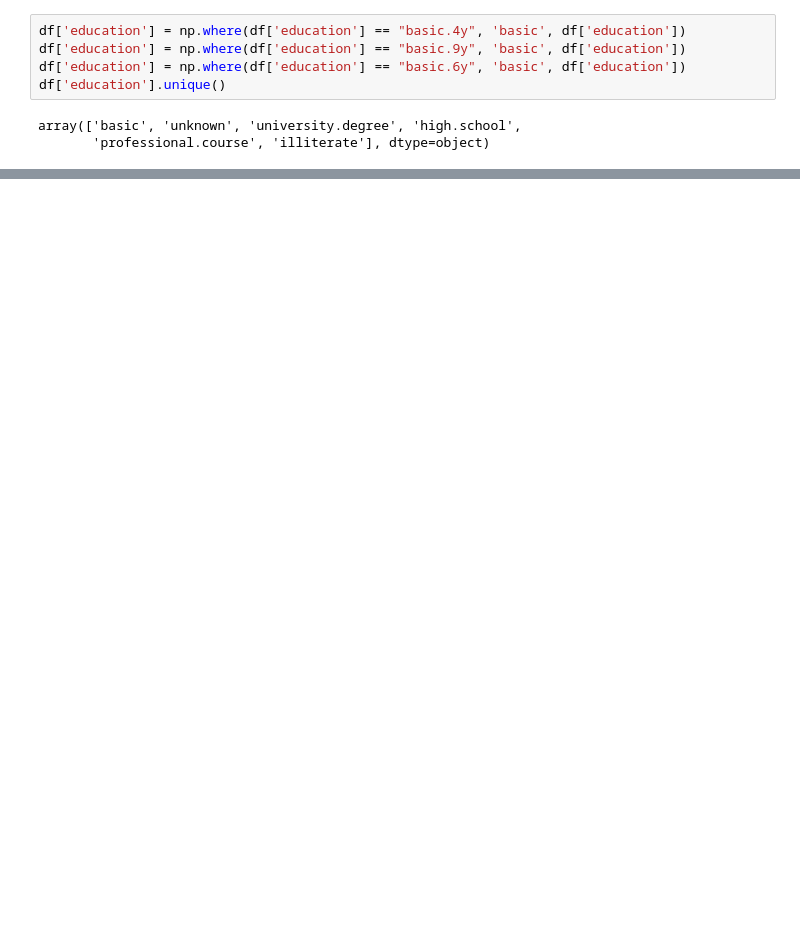
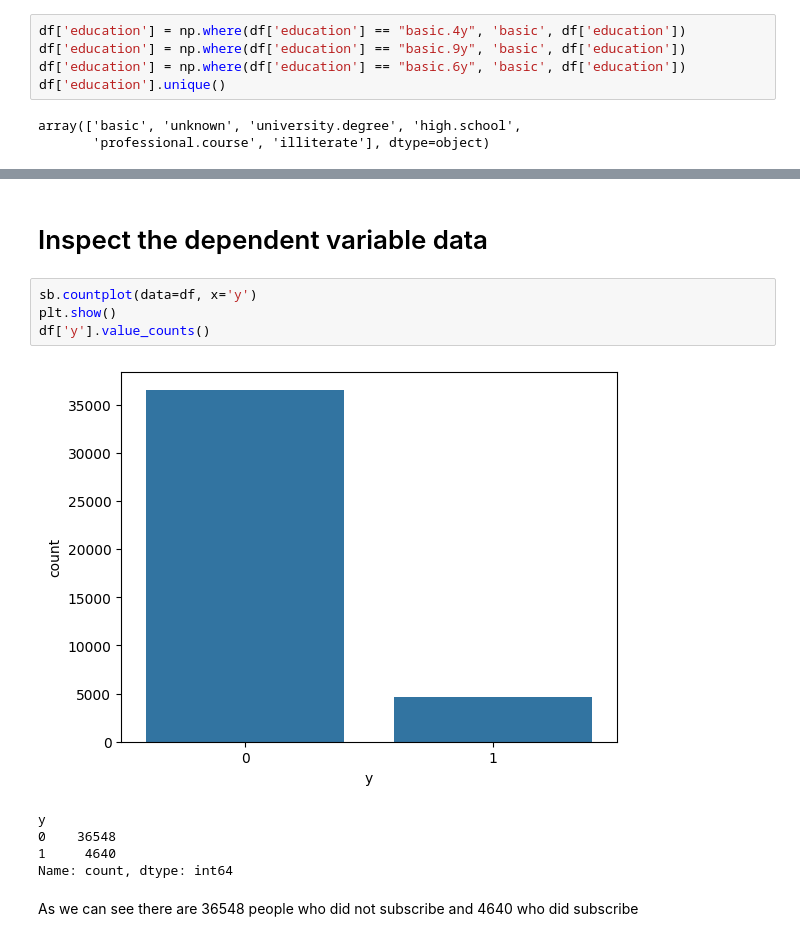
Before and after one commit to MrBigJupiter/LogisticRegression_Sandbox, a Jupyter notebook: log_prac.ipynb, the cells around one changed output, grey strips where cells are left out. Saved outputs shown, nothing was run; the diff lists cells and outputs as text; blank space fills up the shorter version.

Commit message:
Checked the number of yes and nos of the dependeble variable

```diff
--- a/log_prac.ipynb
+++ b/log_prac.ipynb
@@ -78,0 +114,14 @@ df["material"].unique
+# %% [markdown]
+# Inspect the dependent variable data
+# %%
+sb.countplot(data=df, x='y')
+plt.show()
+df['y'].value_counts()
+# %% [output]
+[figure, added]
+y
+0    36548
+1     4640
+Name: count, dtype: int64
+# %% [markdown]
+As we can see there are 36548 people who did not subscribe and 4640 who did subscribe
```
Also changed, not shown: parts of 13 cells of this notebook.
